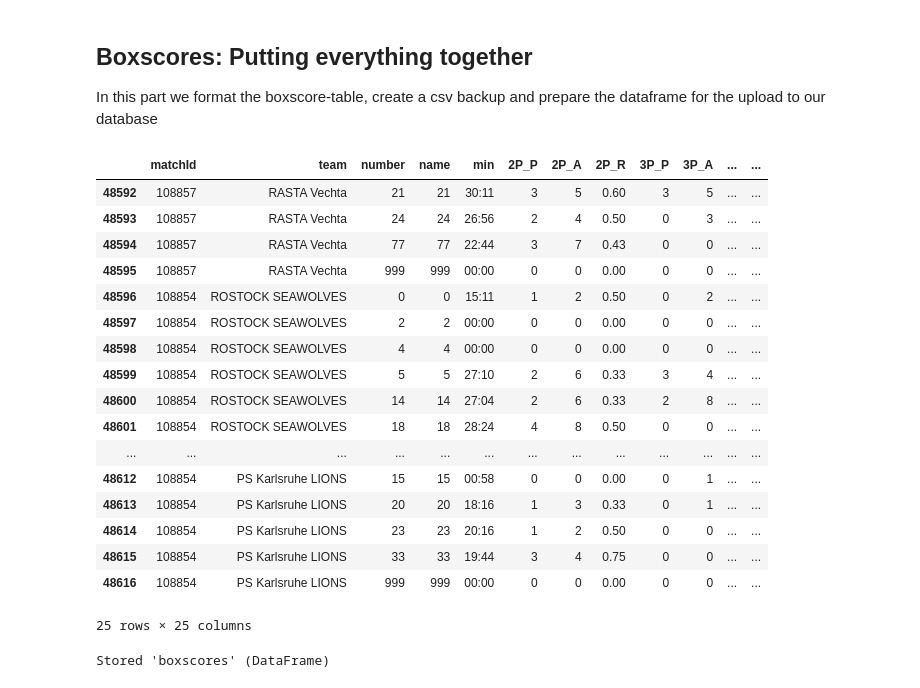
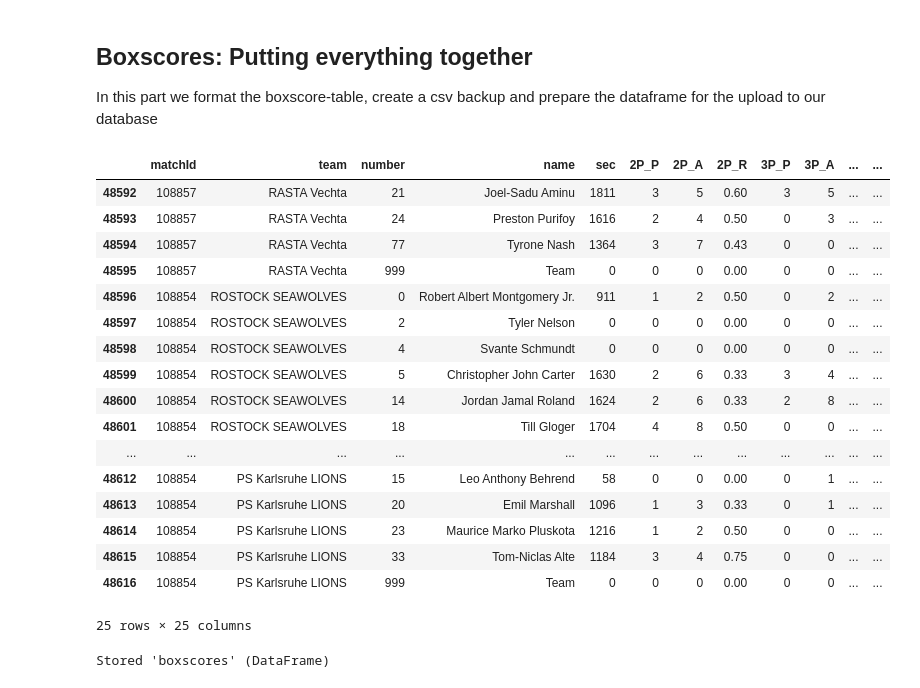
Before and after one commit to Net-Positive/Net_Positive, a Jupyter notebook: scraper/formatter.ipynb, the cells around one changed output. Saved outputs shown, nothing was run; the diff lists cells and outputs as text; code cells hidden in the pictures.

Commit message:
Updates to formatting of matchday data

```diff
--- a/scraper/formatter.ipynb
+++ b/scraper/formatter.ipynb
@@ -172,0 +183,5 @@ testbox.head(20)
+# %%
+seconds = testbox['min'].apply(lambda x :  (int(x.split(":")[0])*60) +int(x.split(":")[1]))
+testbox.insert(loc=testbox.columns.get_loc('min'), column="sec",  value=seconds)
+testbox.drop(columns=['min'], inplace=True)
+testbox
@@ -283,7 +316,7 @@ memory usage: 4.0+ KB
 # %%
 f_columns = ['Ps','As','Fs','BLs','STs','EFs']
 for c in f_columns:
-    testbox[c].astype(int)
+    testbox[c] = testbox[c].astype(int)
 
 testbox.info()
 # %% [output]
@@ -310,34 +374,38 @@ memory usage: 4.0+ KB
 In this part we format the boxscore-table, create a csv backup and prepare the dataframe for the upload to our database
 # %%
 from formatfunctions import name_formatter
+from formatfunctions import min_to_sec
 
 fill_box_na(boxscores)
 
 name_formatter(boxscores)
+min_to_sec(boxscores)
 
 quota_columns = ['2Ps','3Ps', 'FGs', 'FTs']
 for c in quota_columns:
     quota_formatter(boxscores,c)
 
+rebound_formatter(boxscores)
+
 boxscores.tail(25)
 # %% [output]
-|  | matchId | team | number | name | min | 2P_P | 2P_A | 2P_R | 3P_P | 3P_A | ... | ... |
-| 48592 | 108857 | RASTA Vechta | 21 | 21 | 30:11 | 3 | 5 | 0.60 | 3 | 5 | ... | ... |
-| 48593 | 108857 | RASTA Vechta | 24 | 24 | 26:56 | 2 | 4 | 0.50 | 0 | 3 | ... | ... |
-| 48594 | 108857 | RASTA Vechta | 77 | 77 | 22:44 | 3 | 7 | 0.43 | 0 | 0 | ... | ... |
-| 48595 | 108857 | RASTA Vechta | 999 | 999 | 00:00 | 0 | 0 | 0.00 | 0 | 0 | ... | ... |
-| 48596 | 108854 | ROSTOCK SEAWOLVES | 0 | 0 | 15:11 | 1 | 2 | 0.50 | 0 | 2 | ... | ... |
-| 48597 | 108854 | ROSTOCK SEAWOLVES | 2 | 2 | 00:00 | 0 | 0 | 0.00 | 0 | 0 | ... | ... |
-| 48598 | 108854 | ROSTOCK SEAWOLVES | 4 | 4 | 00:00 | 0 | 0 | 0.00 | 0 | 0 | ... | ... |
-| 48599 | 108854 | ROSTOCK SEAWOLVES | 5 | 5 | 27:10 | 2 | 6 | 0.33 | 3 | 4 | ... | ... |
-| 48600 | 108854 | ROSTOCK SEAWOLVES | 14 | 14 | 27:04 | 2 | 6 | 0.33 | 2 | 8 | ... | ... |
-| 48601 | 108854 | ROSTOCK SEAWOLVES | 18 | 18 | 28:24 | 4 | 8 | 0.50 | 0 | 0 | ... | ... |
+|  | matchId | team | number | name | sec | 2P_P | 2P_A | 2P_R | 3P_P | 3P_A | ... | ... |
+| 48592 | 108857 | RASTA Vechta | 21 | Joel-Sadu Aminu | 1811 | 3 | 5 | 0.60 | 3 | 5 | ... | ... |
+| 48593 | 108857 | RASTA Vechta | 24 | Preston Purifoy | 1616 | 2 | 4 | 0.50 | 0 | 3 | ... | ... |
+| 48594 | 108857 | RASTA Vechta | 77 | Tyrone Nash | 1364 | 3 | 7 | 0.43 | 0 | 0 | ... | ... |
+| 48595 | 108857 | RASTA Vechta | 999 | Team | 0 | 0 | 0 | 0.00 | 0 | 0 | ... | ... |
+| 48596 | 108854 | ROSTOCK SEAWOLVES | 0 | Robert Albert Montgomery Jr. | 911 | 1 | 2 | 0.50 | 0 | 2 | ... | ... |
+| 48597 | 108854 | ROSTOCK SEAWOLVES | 2 | Tyler Nelson | 0 | 0 | 0 | 0.00 | 0 | 0 | ... | ... |
+| 48598 | 108854 | ROSTOCK SEAWOLVES | 4 | Svante Schmundt | 0 | 0 | 0 | 0.00 | 0 | 0 | ... | ... |
+| 48599 | 108854 | ROSTOCK SEAWOLVES | 5 | Christopher John Carter | 1630 | 2 | 6 | 0.33 | 3 | 4 | ... | ... |
+| 48600 | 108854 | ROSTOCK SEAWOLVES | 14 | Jordan Jamal Roland | 1624 | 2 | 6 | 0.33 | 2 | 8 | ... | ... |
+| 48601 | 108854 | ROSTOCK SEAWOLVES | 18 | Till Gloger | 1704 | 4 | 8 | 0.50 | 0 | 0 | ... | ... |
 | ... | ... | ... | ... | ... | ... | ... | ... | ... | ... | ... | ... | ... |
-| 48612 | 108854 | PS Karlsruhe LIONS | 15 | 15 | 00:58 | 0 | 0 | 0.00 | 0 | 1 | ... | ... |
-| 48613 | 108854 | PS Karlsruhe LIONS | 20 | 20 | 18:16 | 1 | 3 | 0.33 | 0 | 1 | ... | ... |
-| 48614 | 108854 | PS Karlsruhe LIONS | 23 | 23 | 20:16 | 1 | 2 | 0.50 | 0 | 0 | ... | ... |
-| 48615 | 108854 | PS Karlsruhe LIONS | 33 | 33 | 19:44 | 3 | 4 | 0.75 | 0 | 0 | ... | ... |
-| 48616 | 108854 | PS Karlsruhe LIONS | 999 | 999 | 00:00 | 0 | 0 | 0.00 | 0 | 0 | ... | ... |
+| 48612 | 108854 | PS Karlsruhe LIONS | 15 | Leo Anthony Behrend | 58 | 0 | 0 | 0.00 | 0 | 1 | ... | ... |
+| 48613 | 108854 | PS Karlsruhe LIONS | 20 | Emil Marshall | 1096 | 1 | 3 | 0.33 | 0 | 1 | ... | ... |
+| 48614 | 108854 | PS Karlsruhe LIONS | 23 | Maurice Marko Pluskota | 1216 | 1 | 2 | 0.50 | 0 | 0 | ... | ... |
+| 48615 | 108854 | PS Karlsruhe LIONS | 33 | Tom-Niclas Alte | 1184 | 3 | 4 | 0.75 | 0 | 0 | ... | ... |
+| 48616 | 108854 | PS Karlsruhe LIONS | 999 | Team | 0 | 0 | 0 | 0.00 | 0 | 0 | ... | ... |
 25 rows × 25 columns
 # %%
 # create csv backup
```
Also changed, not shown: parts of 26 cells of this notebook, 2 other files.
